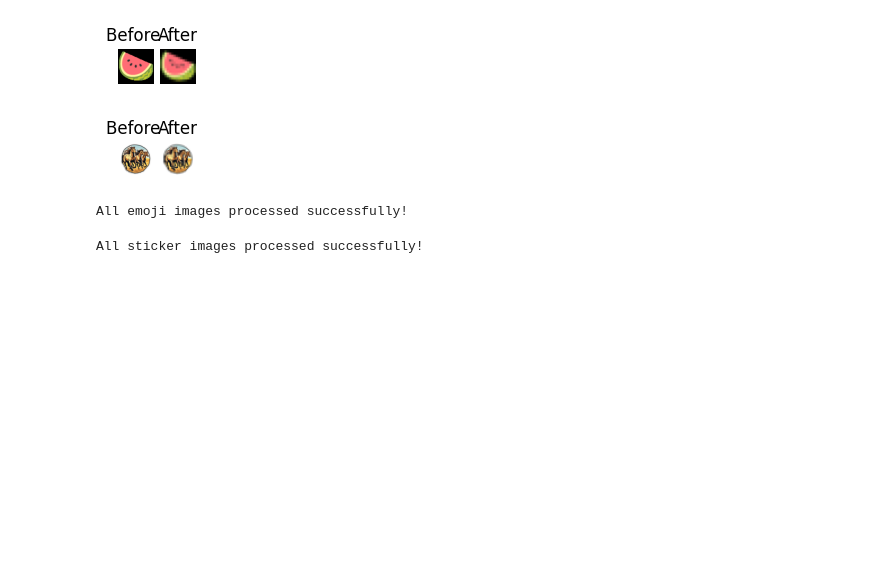
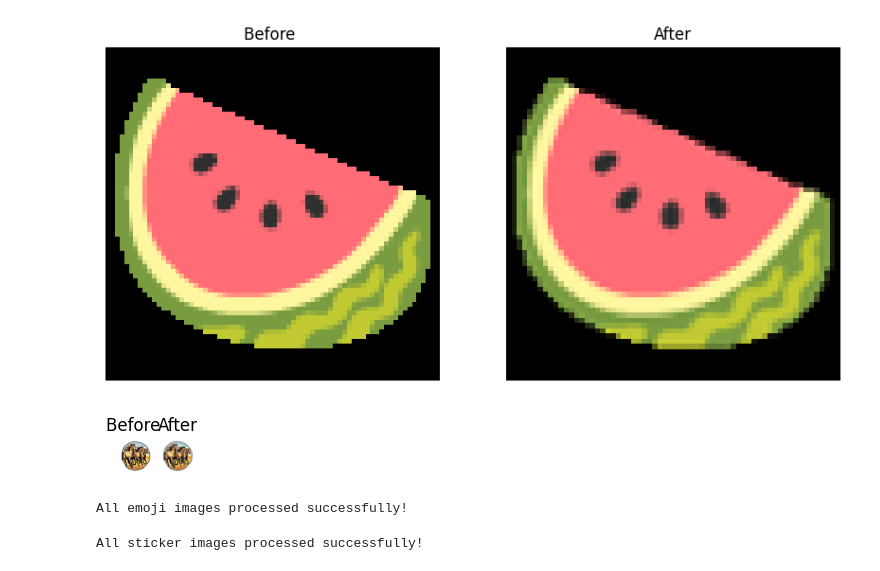
Before and after one commit to LCM-W25-3035/EmojiGen, a Jupyter notebook: Notebooks/Image_Processing.ipynb, the cells around one changed output. Drawn from its saved outputs; the diff is of its cells as text; code cells hidden in the pictures; blank space fills up the shorter version.

```diff
--- a/Notebooks/Image_Processing.ipynb
+++ b/Notebooks/Image_Processing.ipynb
@@ -27,36 +27,36 @@ for category in emoji_categories:
         continue
 
     image_files = os.listdir(category_folder)
     if len(image_files) == 0:
         print(f"No images in {category_folder}")
         continue
 
     img_path = os.path.join(category_folder, image_files[156])
 
     # Open Image
     img = Image.open(img_path).convert('RGB')
 
     # Resize
-    resized_img = img.resize((16, 16))
+    resized_img = img.resize((64, 64))
 
-    plt.figure(figsize=(1, 1))
+    plt.figure(figsize=(10, 10))
 
     # Original Image
     plt.subplot(1, 2, 1)
     plt.imshow(img)
     plt.title("Before ")
     plt.axis("off")
 
     # Resized Image
     plt.subplot(1, 2, 2)
     plt.imshow(resized_img)
     plt.title("After")
     plt.axis("off")
 
     plt.show()
     break
 # %% [output]
-[figure, old version]
+[figure, new version]
 # %%
 for category in sticker_categories:
     category_folder = os.path.join(image_base_path, category)
```
Also changed, not shown: parts of 2 cells of this notebook, 6 other files.
